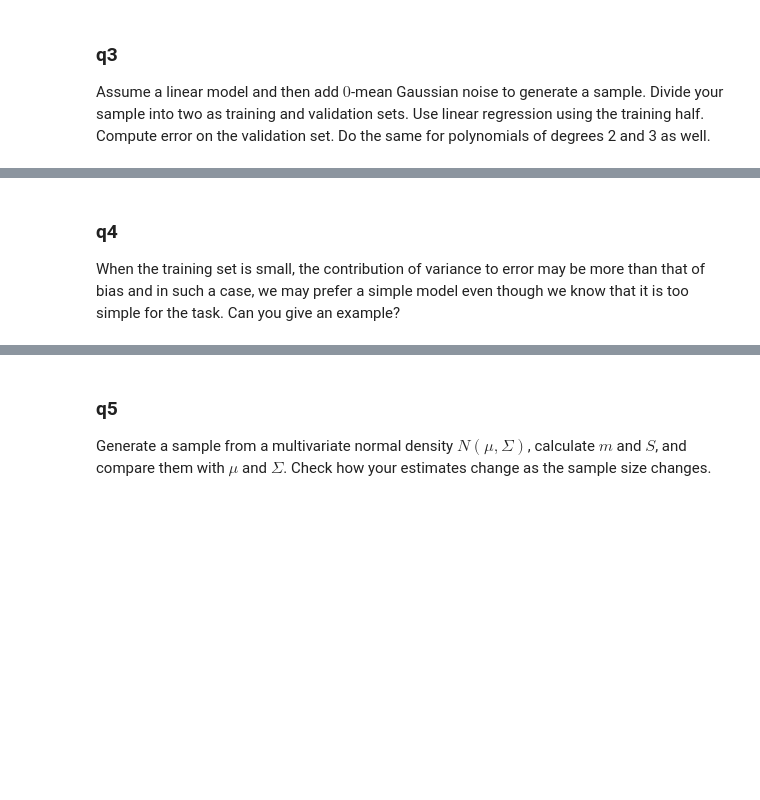
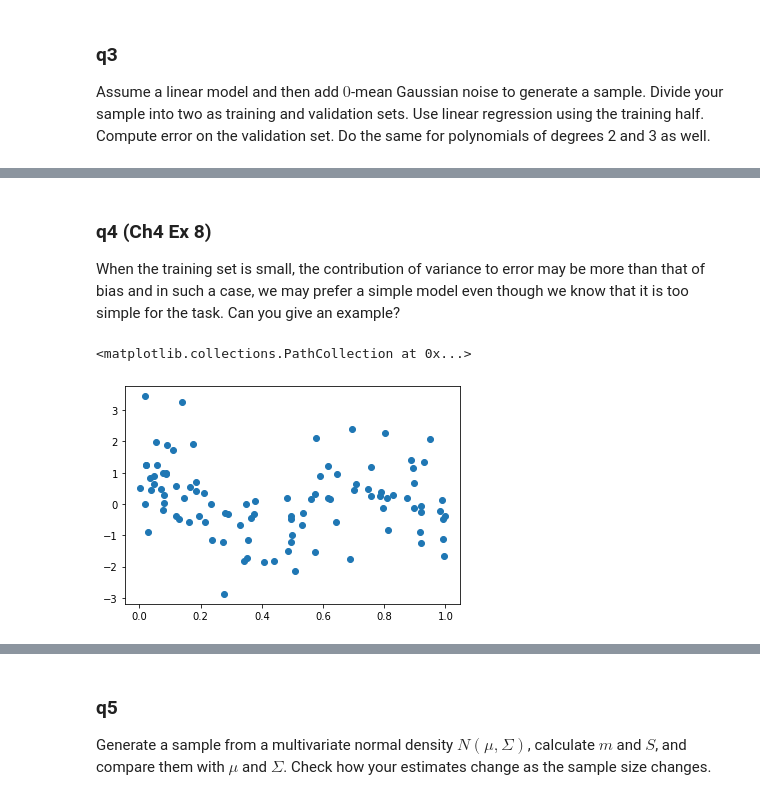
Before and after one commit to DamarisDeng/BIM3008-ML-in-Compbio, a Jupyter notebook: A2/A2.ipynb, the cells around one changed output, grey strips where cells are left out. Drawn from its saved outputs; the diff is of its cells as text; code cells hidden in the pictures; blank space fills up the shorter version.

Commit message:
figures in A2, change the name of Assignment

```diff
--- a/A2/A2.ipynb
+++ b/A2/A2.ipynb
@@ -94,3 +97,3 @@ Validation Error (polynomial, degree=3): 101.08241042597683
 # %% [markdown]
-### q4
+### q4 (Ch4 Ex 8)
 When the training set is small, the contribution of variance to error may be more than that of bias and in such a case, we may prefer a simple model even though we know that it is too simple for the task. Can you give an example?
@@ -96,0 +108,17 @@ When the training set is small, the contribution of variance to error may be mor
+# %%
+# build dataset
+def f(x):
+    # define a cubic function
+    return np.cos(8*x)
+
+# generate inputs
+x = np.sort(np.random.rand(100))
+# generate outputs with noise
+y = f(x) + np.random.normal(0, 1, len(x))
+# train-test split
+x_train, x_test, y_train, y_test = train_test_split(x, y, test_size=0.6)
+# plot
+plt.scatter(x, y)
+# %% [output]
+<matplotlib.collections.PathCollection at 0x...>
+[figure, added]
```
Also changed, not shown: parts of 23 cells of this notebook, 16 other files.
